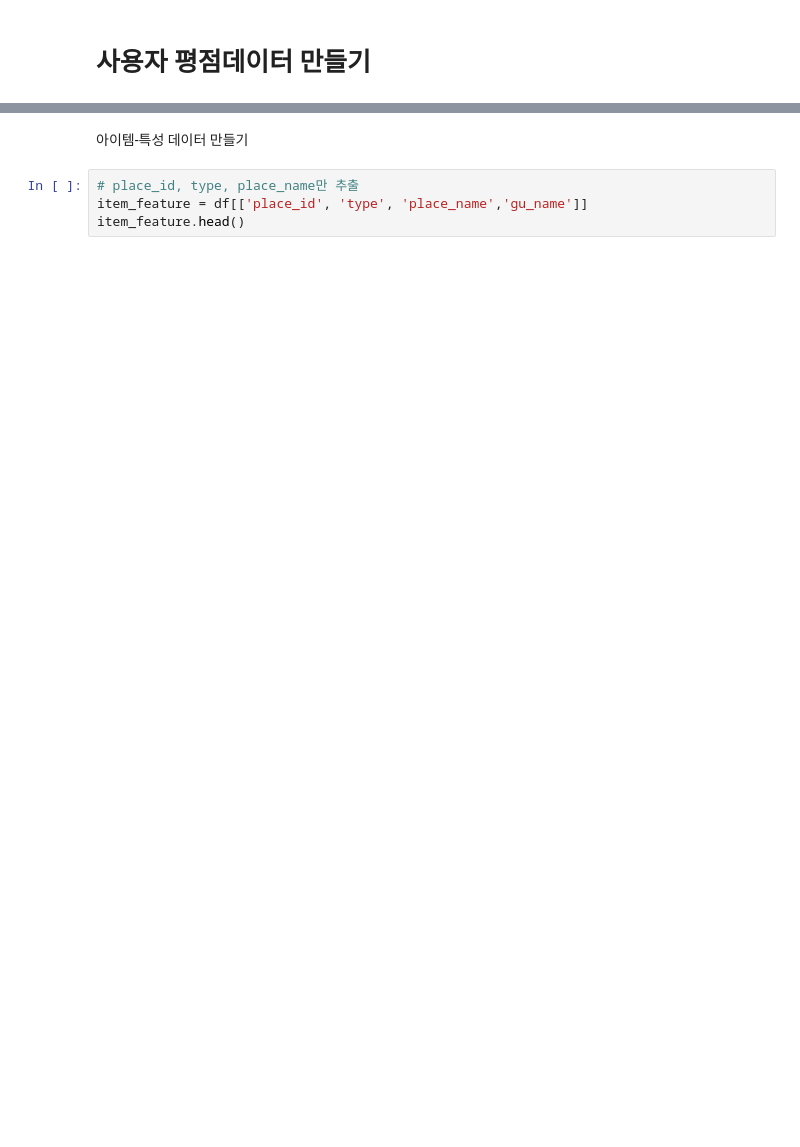
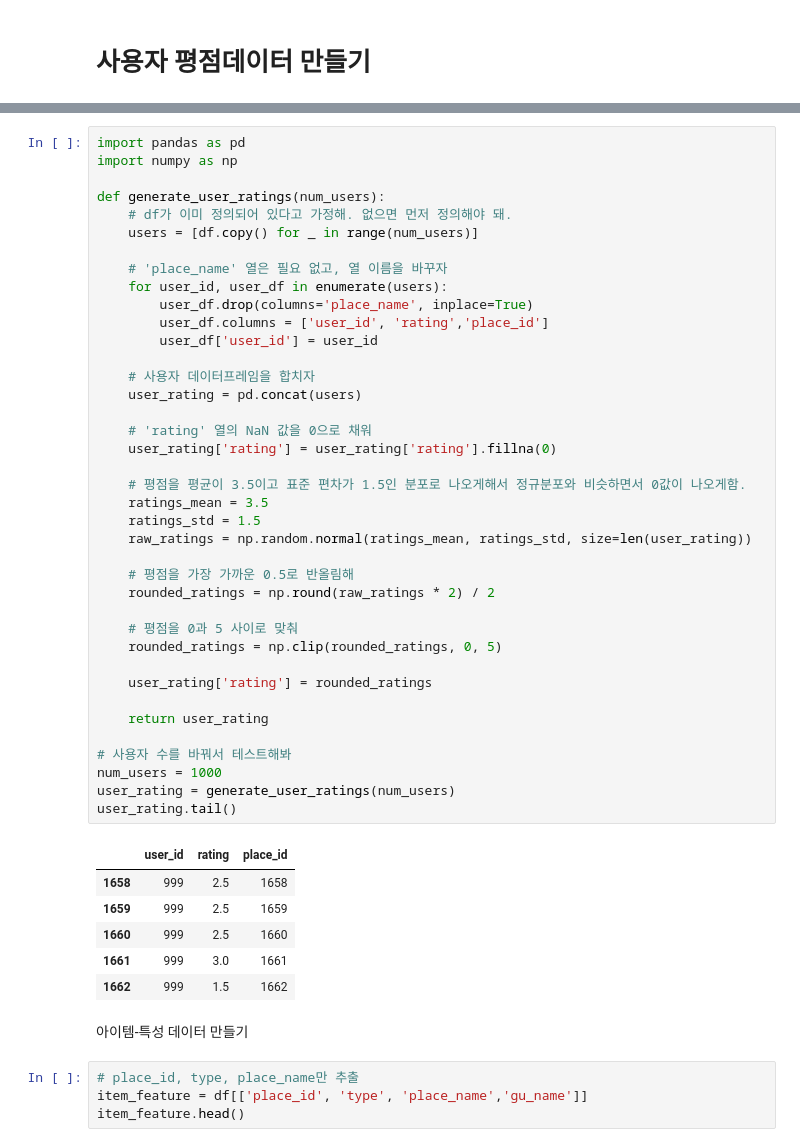
Before and after one commit to hscrown/madatpublicdata, a Jupyter notebook: collaborative_filtering_연습(6)_잠재요인기반_ipynb의_사본의_사본.ipynb, the cells around one changed output, grey strips where cells are left out. Saved outputs shown, nothing was run; the diff lists cells and outputs as text; blank space fills up the shorter version.

```diff
--- a/collaborative_filtering_연습(6)_잠재요인기반_ipynb의_사본의_사본.ipynb
+++ b/collaborative_filtering_연습(6)_잠재요인기반_ipynb의_사본의_사본.ipynb
@@ -187,3 +158,49 @@ user_rating.head()
+# %%
+import pandas as pd
+import numpy as np
+
+def generate_user_ratings(num_users):
+    # df가 이미 정의되어 있다고 가정해. 없으면 먼저 정의해야 돼.
+    users = [df.copy() for _ in range(num_users)]
+
+    # 'place_name' 열은 필요 없고, 열 이름을 바꾸자
+    for user_id, user_df in enumerate(users):
+        user_df.drop(columns='place_name', inplace=True)
+        user_df.columns = ['user_id', 'rating','place_id']
+        user_df['user_id'] = user_id
+
+    # 사용자 데이터프레임을 합치자
+    user_rating = pd.concat(users)
+
+    # 'rating' 열의 NaN 값을 0으로 채워
+    user_rating['rating'] = user_rating['rating'].fillna(0)
+
+    # 평점을 평균이 3.5이고 표준 편차가 1.5인 분포로 나오게해서 정규분포와 비슷하면서 0값이 나오게함.
+    ratings_mean = 3.5
+    ratings_std = 1.5
+    raw_ratings = np.random.normal(ratings_mean, ratings_std, size=len(user_rating))
+
+    # 평점을 가장 가까운 0.5로 반올림해
+    rounded_ratings = np.round(raw_ratings * 2) / 2
+
+    # 평점을 0과 5 사이로 맞춰
+    rounded_ratings = np.clip(rounded_ratings, 0, 5)
+
+    user_rating['rating'] = rounded_ratings
+
+    return user_rating
+
+# 사용자 수를 바꿔서 테스트해봐
+num_users = 1000
+user_rating = generate_user_ratings(num_users)
+user_rating.tail()
+# %% [output]
+|  | user_id | rating | place_id |
+| 1658 | 999 | 2.5 | 1658 |
+| 1659 | 999 | 2.5 | 1659 |
+| 1660 | 999 | 2.5 | 1660 |
+| 1661 | 999 | 3.0 | 1661 |
+| 1662 | 999 | 1.5 | 1662 |
 # %% [markdown]
 아이템-특성 데이터 만들기
 # %%
```
Also changed, not shown: parts of 38 cells of this notebook.
